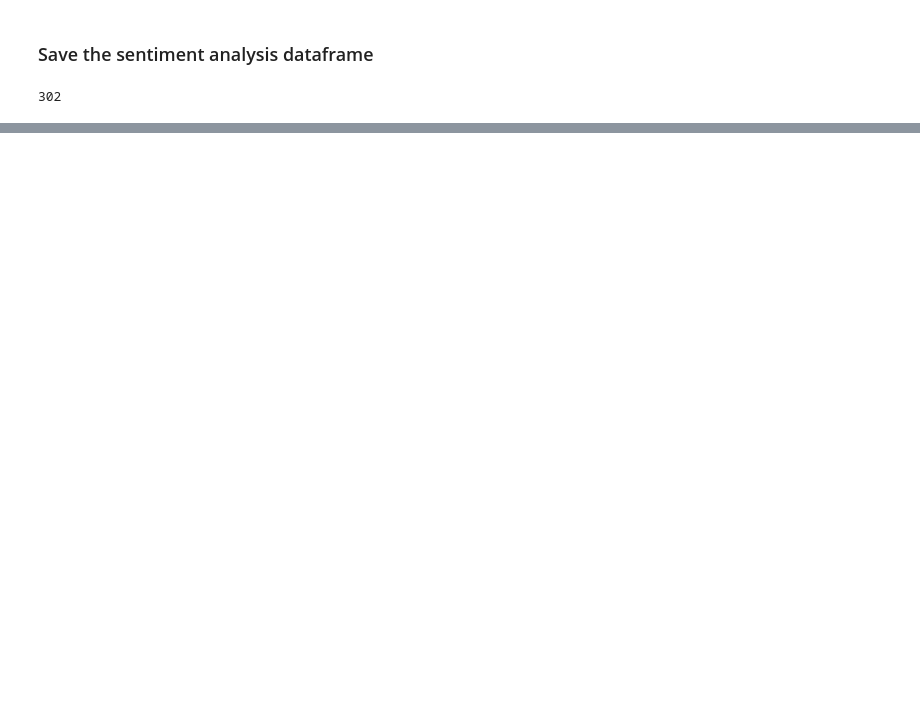
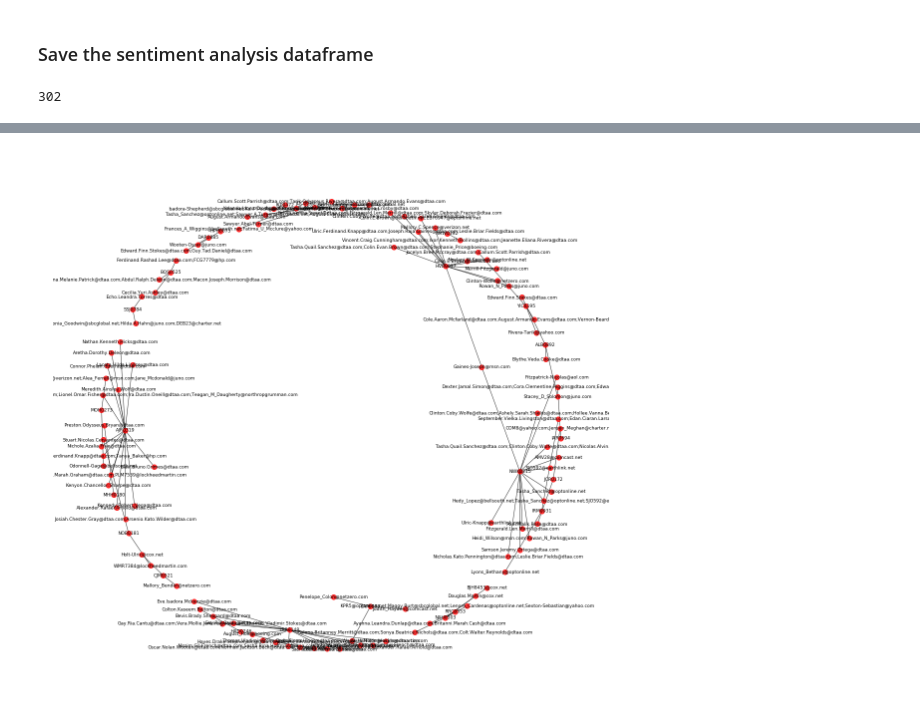
Before and after one commit to TalhaGhaffar/Data-Analytics, a Jupyter notebook: Project.ipynb, the cells around one changed output, grey strips where cells are left out. Drawn from its saved outputs; the diff is of its cells as text; code cells hidden in the pictures; blank space fills up the shorter version.

```diff
--- a/Project.ipynb
+++ b/Project.ipynb
@@ -878,0 +954,9 @@ email_sen_df[email_sen_df['polarity'] < -0.7]['user'].count()
+# %%
+test_email_df = email_sen_df.head(100)[['user', 'to', 'cc', 'bcc']]
+# print(test_email_df.head())
+print (test_email_df.shape)
+print (test_email_df.columns)
+
+# Create graph
+GA = nx.from_pandas_dataframe(test_email_df, source="user", target="to")
+print (nx.info(GA))
@@ -878,0 +971,9 @@ email_sen_df[email_sen_df['polarity'] < -0.7]['user'].count()
+# %%
+plt.figure(1,figsize=(20, 20))
+plt.axis('off')
+
+# layout = nx.circular_layout(GA)
+# nx.draw_networkx_nodes(GA, pos=layout, node_size=500, alpha=0.8)
+nx.draw_networkx(GA, with_labels=True, font_size=9, node_size=100, alpha=0.8)
+# %% [output]
+[figure, added]
```
Also changed, not shown: parts of 24 cells of this notebook, 2 other files.
